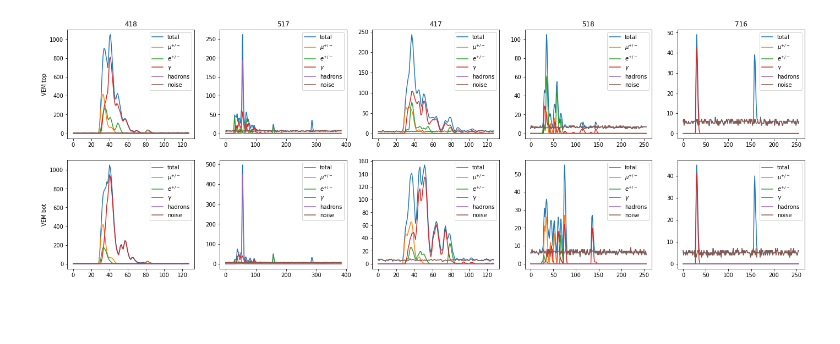
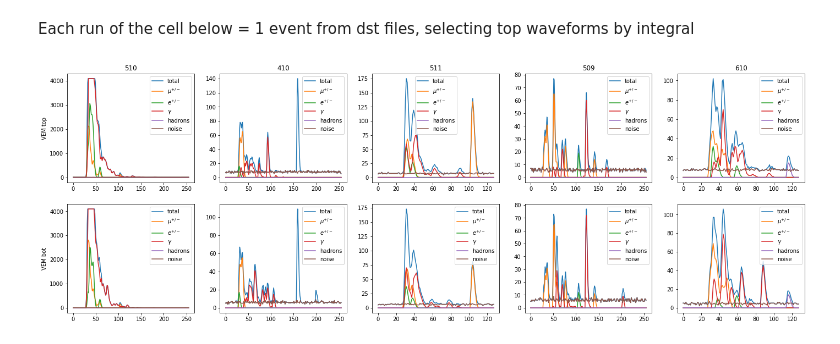
Before and after one commit to nj-vs-vh/ta-muon-puzzle, a Jupyter notebook: waveforms_preview.ipynb, the cells around one changed output. Drawn from its saved outputs; the diff is of its cells as text; code cells hidden in the pictures; blank space fills up the shorter version.

```diff
--- a/waveforms_preview.ipynb
+++ b/waveforms_preview.ipynb
@@ -31,0 +10,16 @@ event_iters = [dst.events() for dst in dst_files]
+# %%
+from data_extraction.filenames import set_data_dir, get_dst_file, DstFileType
+
+set_data_dir(Path("data"))
+dat_name = "DAT009512"
+
+all_dst = DstFile(get_dst_file(dat_name, DstFileType.FULL))
+mu_dst = DstFile(get_dst_file(dat_name, DstFileType.MU))
+el_dst = DstFile(get_dst_file(dat_name, DstFileType.EL))
+gamma_dst = DstFile(get_dst_file(dat_name, DstFileType.GAMMA))
+hadrons_dst = DstFile(get_dst_file(dat_name, DstFileType.HADRONS))
+noise_dst = DstFile(get_dst_file(dat_name, DstFileType.NOISE))
+
+
+dst_files = [all_dst, mu_dst, el_dst, gamma_dst, hadrons_dst, noise_dst]
+dst_file_labels = ["total", r"$\mu^{+/-}$", r"$e^{+/-}$", r"$\gamma$", "hadrons", "noise"]
@@ -32,4 +30,8 @@ event_iters = [dst.events() for dst in dst_files]
+# %% [markdown]
+Each run of the cell below = 1 event from dst files, selecting top waveforms by integral
 # %%
+from data_extraction.waveform_processing import assemble_waveforms
+
 n_top_waveforms = 5
 
 fig, axes = plt.subplots(nrows=2, ncols=n_top_waveforms, figsize=(24, 8))
@@ -45,40 +47,31 @@ for dst_label, event_iter, dst in zip(dst_file_labels, event_iters, dst_files):
     wf_id = rusdraw['wf_id']
     xxyy = rusdraw['xxyy']
     waveform_parts_by_detector = defaultdict(dict)
     for i in range(rusdraw['nofwf']):
         waveform_parts_by_detector[xxyy[i]][wf_id[i]] = fadc[i]
-
-    # assembling waveforms from their 128-bin parts
-    def assemble_waveforms(wf_part_by_id: Dict[int, Dict[int, np.ndarray]]) -> Tuple[np.ndarray, np.ndarray]:
-        wf_top = []
-        wf_bot = []
-        for wf_id in sorted(wf_part_by_id.keys()):
-            wf_top.extend(wf_part_by_id[wf_id][1])
-            wf_bot.extend(wf_part_by_id[wf_id][0])
-        return np.array(wf_top), np.array(wf_bot)
 
     waveforms_by_detector = {xxyy_: assemble_waveforms(wfp) for xxyy_, wfp in waveform_parts_by_detector.items()}
 
     if detectors_to_plot is None:
         # looking for max integral waveforms
         detector_with_integral = [
             (xxyy_, np.sum(wf_top) + np.sum(wf_bot))
             for xxyy_, (wf_top, wf_bot) in waveforms_by_detector.items()
         ]
         detector_with_integral.sort(key=lambda d_i: d_i[1], reverse=True)
         detectors_to_plot = [xxyy_ for (xxyy_, _) in detector_with_integral[:n_top_waveforms]]
 
     for icol, xxyy_ in enumerate(detectors_to_plot):
         for irow, wf in enumerate(waveforms_by_detector[xxyy_]):
             ax: plt.Axes = axes[irow][icol]
             if irow == 0:
                 ax.set_title(str(xxyy_))
             if icol == 0:
                 ax.set_ylabel("VEM " + ("top" if irow == 0 else "bot"))
             ax.plot(wf, label=dst_label)
             ax.legend()
 
 plt.savefig("pics/waveforms-example.png", bbox_inches="tight")
 plt.show()
 # %% [output]
-[figure, old version]
+[figure, new version]
```
Also changed, not shown: parts of 6 cells of this notebook, 5 other files.
